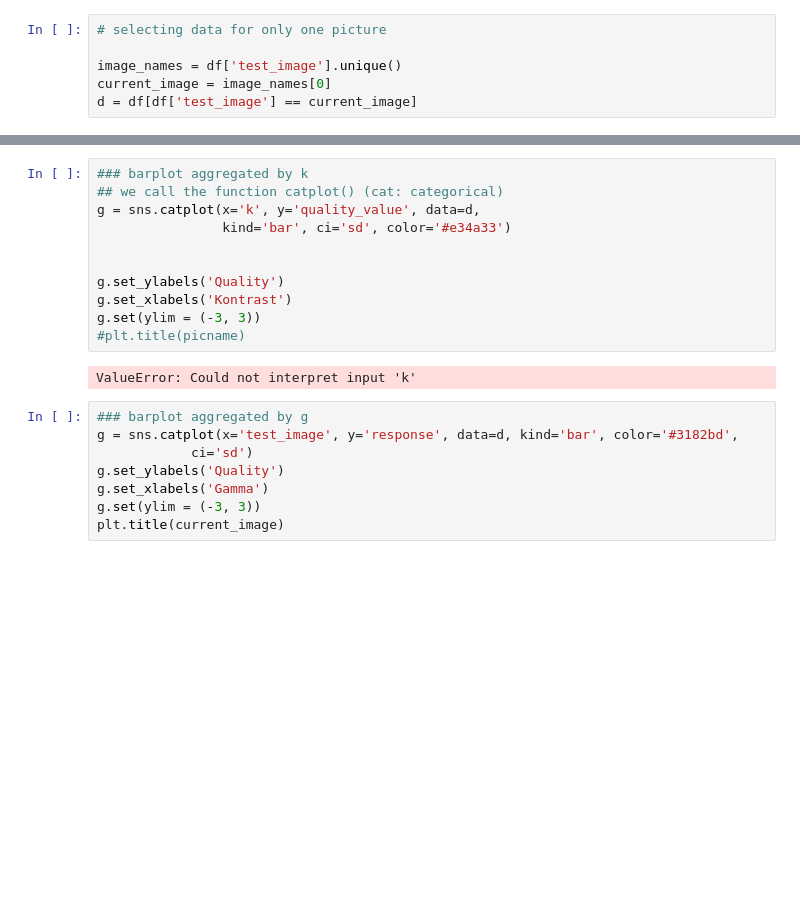
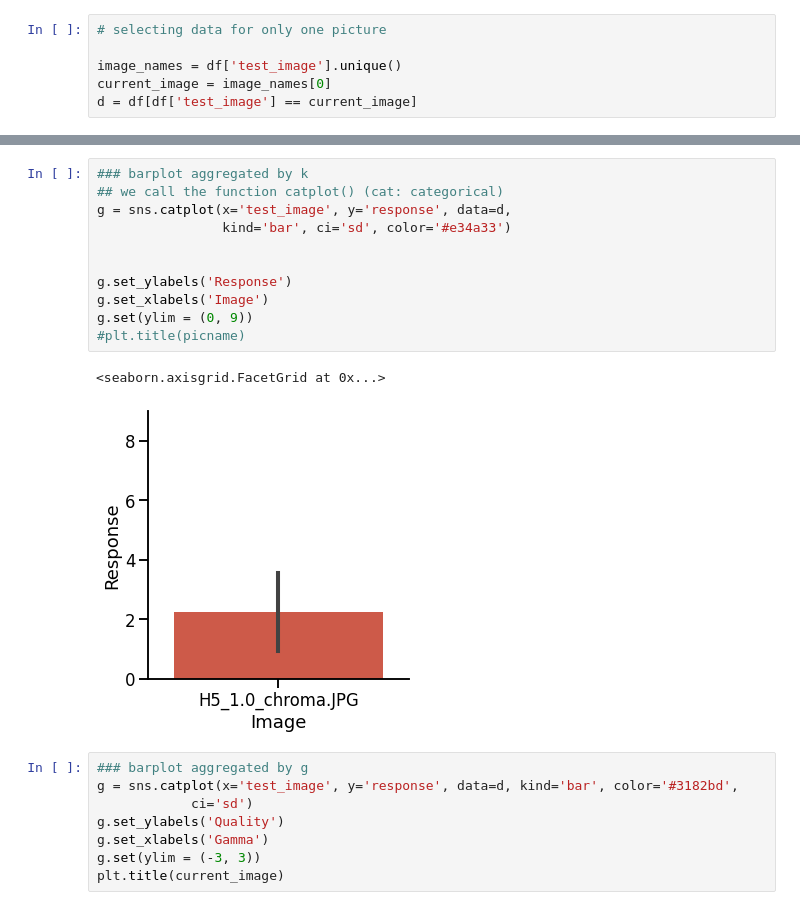
Before and after one commit to Thrrym/PerceptionAndImageQuality, a Jupyter notebook: analysis/analysis.ipynb, the cells around one changed output, grey strips where cells are left out. Saved outputs shown, nothing was run; the diff lists cells and outputs as text; blank space fills up the shorter version.

Commit message:
Sanity check. Fixed csv load error.

```diff
--- a/analysis/analysis.ipynb
+++ b/analysis/analysis.ipynb
@@ -99,16 +107,17 @@ sns.despine()
 # %%
 ### barplot aggregated by k
 ## we call the function catplot() (cat: categorical)
-g = sns.catplot(x='k', y='quality_value', data=d,
+g = sns.catplot(x='test_image', y='response', data=d,
                 kind='bar', ci='sd', color='#e34a33')
 
 
-g.set_ylabels('Quality')
-g.set_xlabels('Kontrast')
-g.set(ylim = (-3, 3))
+g.set_ylabels('Response')
+g.set_xlabels('Image')
+g.set(ylim = (0, 9))
 #plt.title(picname)
 # %% [output]
-ValueError: Could not interpret input 'k'
+<seaborn.axisgrid.FacetGrid at 0x...>
+[figure, added]
 # %%
 ### barplot aggregated by g
 g = sns.catplot(x='test_image', y='response', data=d, kind='bar', color='#3182bd',
```
Also changed, not shown: parts of 5 cells of this notebook.
